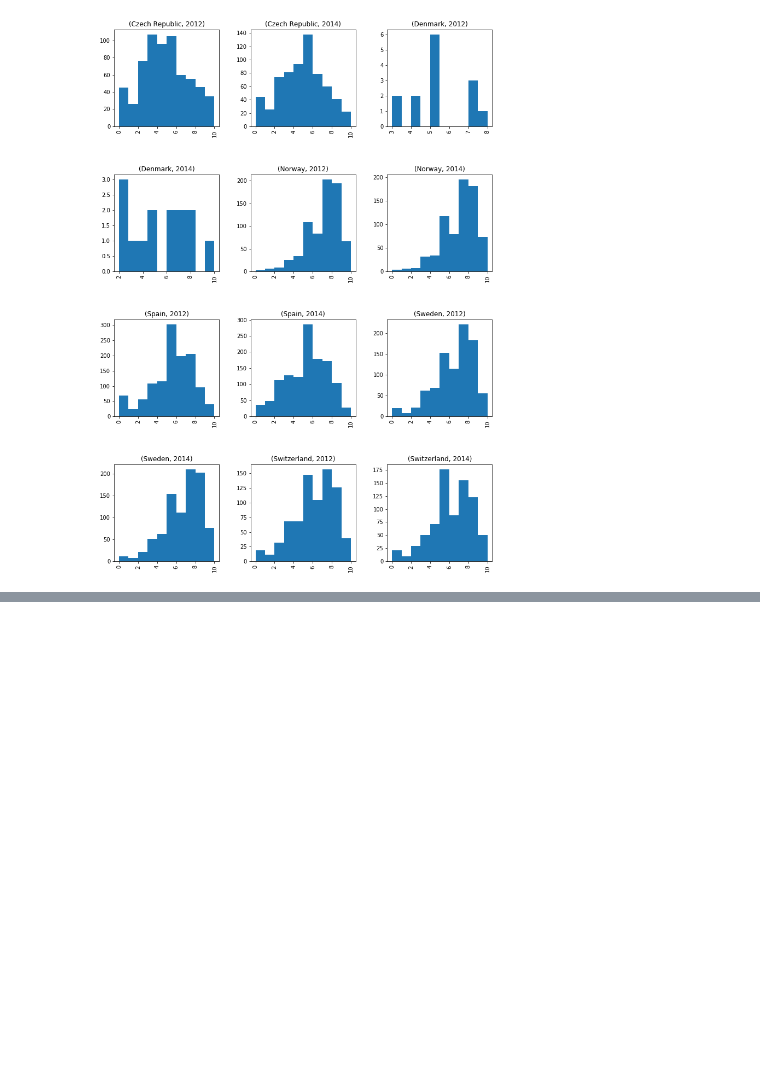
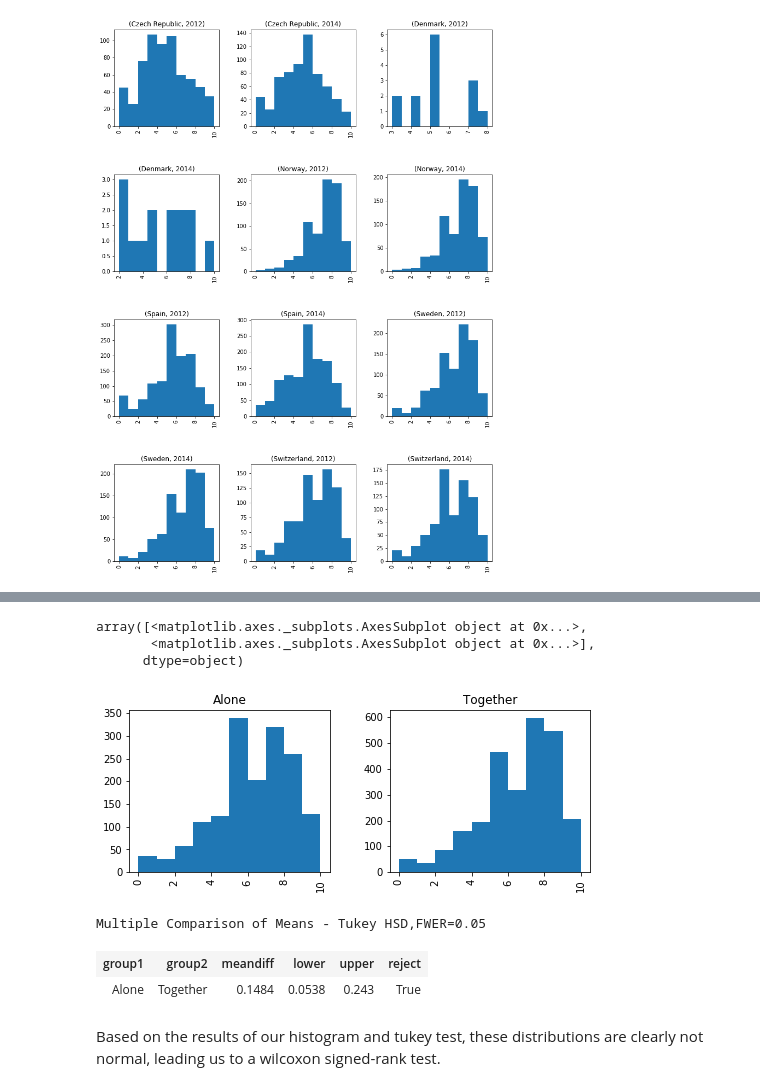
Before and after one commit to mhuh22/Thinkful, a Jupyter notebook: Bootcamp/Unit 5/Lesson 5 - Advanced Experimentation/Challenge 5.5.4. What Test to Use.ipynb, the cells around one changed output, grey strips where cells are left out. Cells and saved outputs as stored; diff of their text form; code cells hidden in the pictures; blank space fills up the shorter version.

```diff
--- a/Bootcamp/Unit 5/Lesson 5 - Advanced Experimentation/Challenge 5.5.4. What Test to Use.ipynb
+++ b/Bootcamp/Unit 5/Lesson 5 - Advanced Experimentation/Challenge 5.5.4. What Test to Use.ipynb
@@ -94,0 +252,22 @@ ess.loc[(ess['year']==2012) & (ess['cntry']==country)]
+# %%
+plt.rcParams['figure.figsize'] = [8,3]
+
+(ess.loc[(ess['year']==2012)]).hist(by=['partner'], column='pplfair')
+# %% [output]
+array([<matplotlib.axes._subplots.AxesSubplot object at 0x...>,
+       <matplotlib.axes._subplots.AxesSubplot object at 0x...>],
+      dtype=object)
+[figure, added]
+# %%
+# Run normality test to determine what test to use
+tukey = pairwise_tukeyhsd(endog=ess2['pplfair'],
+                          groups=ess2['partner'],
+                          alpha=0.05)
+
+tukey.summary()
+# %% [output]
+Multiple Comparison of Means - Tukey HSD,FWER=0.05
+| group1 | group2 | meandiff | lower | upper | reject |
+| Alone | Together | 0.1484 | 0.0538 | 0.243 | True |
+# %% [markdown]
+Based on the results of our histogram and tukey test, these distributions are clearly not normal, leading us to a wilcoxon signed-rank test.
```
Also changed, not shown: parts of 27 cells of this notebook.
